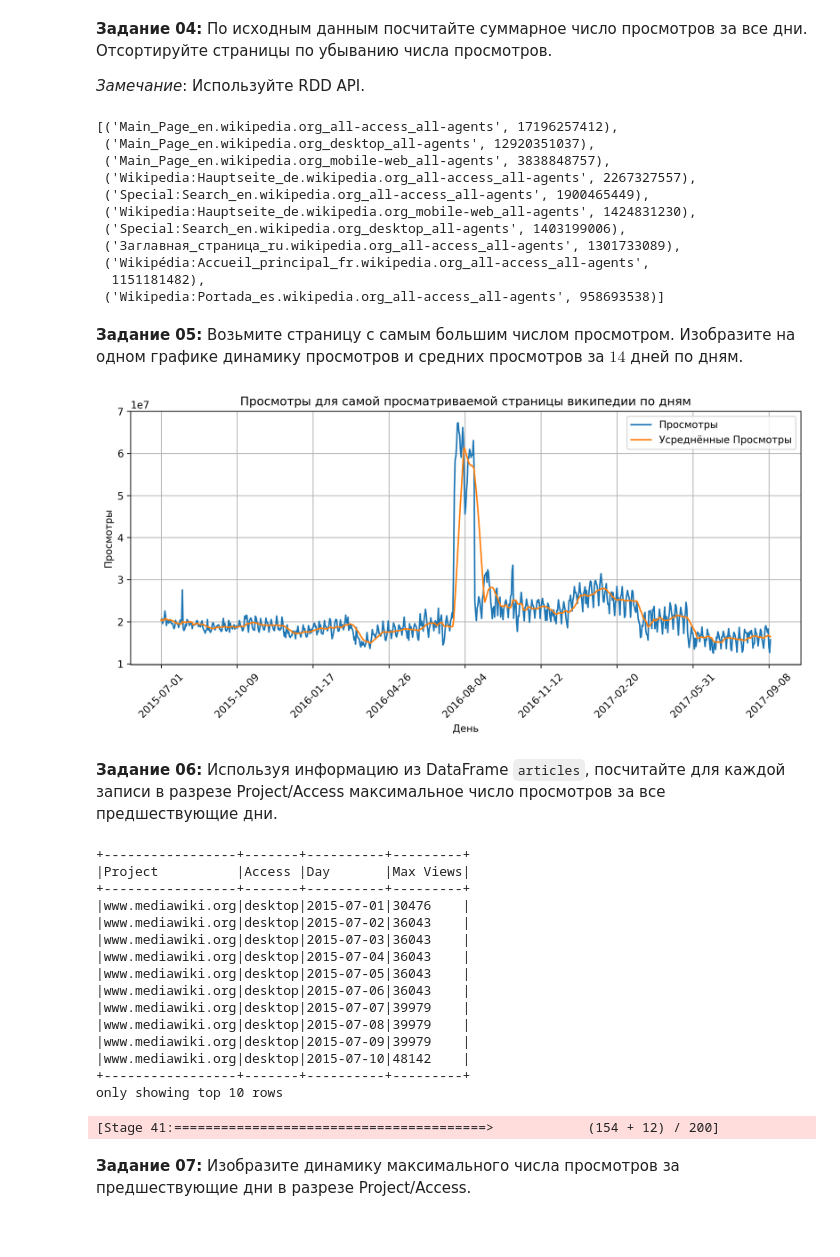
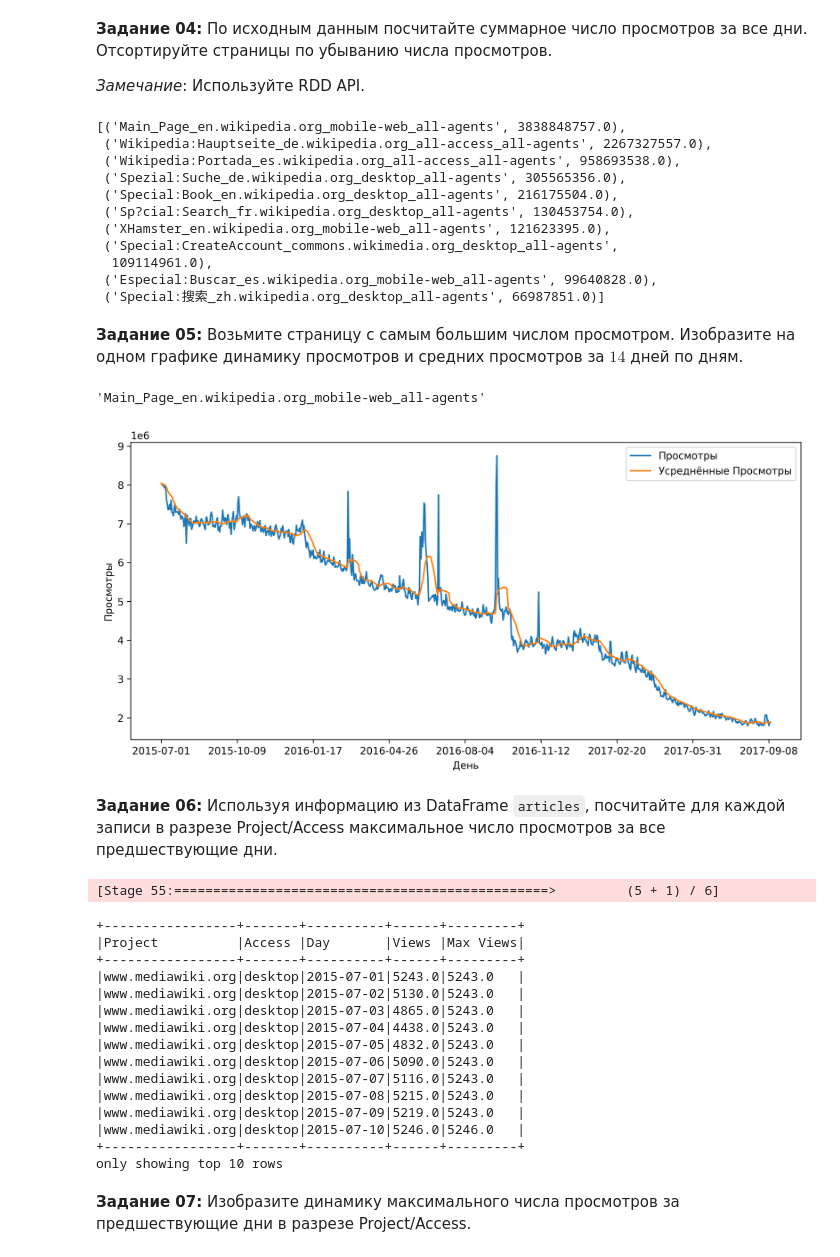
Before and after one commit to ekolmagorov/spark_hse_dpo, a Jupyter notebook: Tasks/Task3/Task3.ipynb, the cells around one changed output. Saved outputs shown, nothing was run; the diff lists cells and outputs as text; code cells hidden in the pictures.

```diff
--- a/Tasks/Task3/Task3.ipynb
+++ b/Tasks/Task3/Task3.ipynb
@@ -281,17 +279,17 @@ views_rdd = ...
 # %%
-most_viewed = views_rdd.take(10)
+most_viewed = views.take(10)
 most_viewed
 # %% [output]
-[('Main_Page_en.wikipedia.org_all-access_all-agents', 17196257412),
- ('Main_Page_en.wikipedia.org_desktop_all-agents', 12920351037),
- ('Main_Page_en.wikipedia.org_mobile-web_all-agents', 3838848757),
- ('Wikipedia:Hauptseite_de.wikipedia.org_all-access_all-agents', 2267327557),
- ('Special:Search_en.wikipedia.org_all-access_all-agents', 1900465449),
- ('Wikipedia:Hauptseite_de.wikipedia.org_mobile-web_all-agents', 1424831230),
- ('Special:Search_en.wikipedia.org_desktop_all-agents', 1403199006),
- ('Заглавная_страница_ru.wikipedia.org_all-access_all-agents', 1301733089),
- ('Wikipédia:Accueil_principal_fr.wikipedia.org_all-access_all-agents',
-  1151181482),
- ('Wikipedia:Portada_es.wikipedia.org_all-access_all-agents', 958693538)]
+[('Main_Page_en.wikipedia.org_mobile-web_all-agents', 3838848757.0),
+ ('Wikipedia:Hauptseite_de.wikipedia.org_all-access_all-agents', 2267327557.0),
+ ('Wikipedia:Portada_es.wikipedia.org_all-access_all-agents', 958693538.0),
+ ('Spezial:Suche_de.wikipedia.org_desktop_all-agents', 305565356.0),
+ ('Special:Book_en.wikipedia.org_desktop_all-agents', 216175504.0),
+ ('Sp?cial:Search_fr.wikipedia.org_desktop_all-agents', 130453754.0),
+ ('XHamster_en.wikipedia.org_mobile-web_all-agents', 121623395.0),
+ ('Special:CreateAccount_commons.wikimedia.org_desktop_all-agents',
+  109114961.0),
+ ('Especial:Buscar_es.wikipedia.org_mobile-web_all-agents', 99640828.0),
+ ('Special:搜索_zh.wikipedia.org_desktop_all-agents', 66987851.0)]
 # %% [markdown]
 **Задание 05:** Возьмите страницу с самым большим числом просмотром. Изобразите на одном графике динамику просмотров и средних просмотров за $14$ дней по дням.
@@ -301,36 +296,32 @@ most_viewed_data = ...
+# %%
+most_viewed_page_name = most_viewed[0][0]
+most_viewed_page_name
+# %% [output]
+'Main_Page_en.wikipedia.org_mobile-web_all-agents'
 # %%
-fig, ax = plt.subplots(1, 1, figsize=(10, 5))
-
-### YOUR CODE HERE:
-...
-
-fig.tight_layout()
-plt.show()
+# YOUR CODE HERE
 # %% [output]
-[figure, old version]
+[figure, new version]
 # %% [markdown]
 **Задание 06:** Используя информацию из DataFrame `articles`, посчитайте для каждой записи в разрезе Project/Access максимальное число просмотров за все предшествующие дни.
 # %%
 ### YOUR CODE HERE:
-...
-stats_df = ...
-stats_df.show(10, truncate=False)
 # %% [output]
-+-----------------+-------+----------+---------+
-|Project          |Access |Day       |Max Views|
-+-----------------+-------+----------+---------+
-|www.mediawiki.org|desktop|2015-07-01|30476    |
-|www.mediawiki.org|desktop|2015-07-02|36043    |
-|www.mediawiki.org|desktop|2015-07-03|36043    |
-|www.mediawiki.org|desktop|2015-07-04|36043    |
-|www.mediawiki.org|desktop|2015-07-05|36043    |
-|www.mediawiki.org|desktop|2015-07-06|36043    |
-|www.mediawiki.org|desktop|2015-07-07|39979    |
-|www.mediawiki.org|desktop|2015-07-08|39979    |
-|www.mediawiki.org|desktop|2015-07-09|39979    |
-|www.mediawiki.org|desktop|2015-07-10|48142    |
-+-----------------+-------+----------+---------+
-only showing top 10 rows
+[Stage 55:================================================>         (5 + 1) / 6]
-[Stage 41:========================================>            (154 + 12) / 200]
++-----------------+-------+----------+------+---------+
+|Project          |Access |Day       |Views |Max Views|
++-----------------+-------+----------+------+---------+
+|www.mediawiki.org|desktop|2015-07-01|5243.0|5243.0   |
+|www.mediawiki.org|desktop|2015-07-02|5130.0|5243.0   |
+|www.mediawiki.org|desktop|2015-07-03|4865.0|5243.0   |
+|www.mediawiki.org|desktop|2015-07-04|4438.0|5243.0   |
+|www.mediawiki.org|desktop|2015-07-05|4832.0|5243.0   |
+|www.mediawiki.org|desktop|2015-07-06|5090.0|5243.0   |
+|www.mediawiki.org|desktop|2015-07-07|5116.0|5243.0   |
+|www.mediawiki.org|desktop|2015-07-08|5215.0|5243.0   |
+|www.mediawiki.org|desktop|2015-07-09|5219.0|5243.0   |
+|www.mediawiki.org|desktop|2015-07-10|5246.0|5246.0   |
++-----------------+-------+----------+------+---------+
+only showing top 10 rows
 # %% [markdown]
 **Задание 07:** Изобразите динамику максимального числа просмотров за предшествующие дни в разрезе Project/Access.
```
Also changed, not shown: parts of 31 cells of this notebook.
